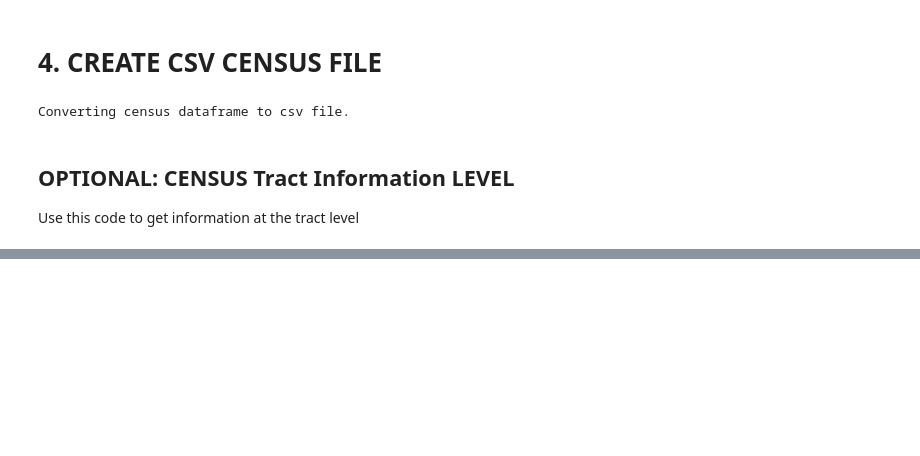
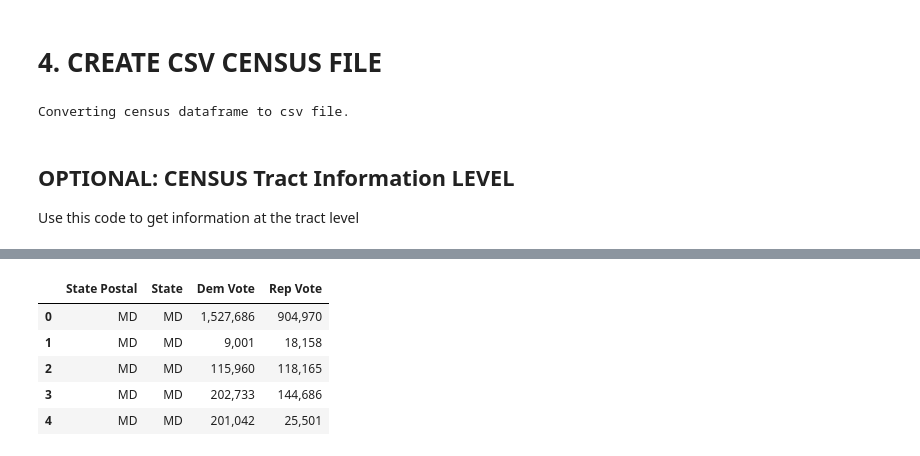
Before and after one commit to adam2392/baltimoremaps, a Jupyter notebook: Data Setup.ipynb, the cells around one changed output, grey strips where cells are left out. Drawn from its saved outputs; the diff is of its cells as text; code cells hidden in the pictures; blank space fills up the shorter version.

```diff
--- a/Data Setup.ipynb
+++ b/Data Setup.ipynb
@@ -342,0 +418,32 @@ Already had the file.  Great. tl_2013_24_tract.zip
+# %%
+# filter by state
+# states = ['MD']
+# pol_data['State Postal'] = pol_data.index
+# df = pol_data[pol_data['State Postal'].isin(states)]
+
+# clean up datea a bit and resave it
+df_data = pd.DataFrame()
+df_data['State'] = df['State Postal']
+df_data['Dem Vote'] = df['Obama vote']
+df_data['Rep Vote'] = df['Romney vote']
+df_data = df_data.reset_index()
+display(df_data.head())
+
+# save the dataframe
+pol_outfile = 'data/USA_pol_data.csv'
+df_data.to_csv(pol_outfile)
+
+# This segment of code will get household income estimates for each block group in state_code
+census_df = census_tracts_to_dataframe(var_ids, state_codes)
+census_df.to_csv(attr_outfile)
+# # Write to file
+# print "Writing to ", geo_outfile
+# with open(geo_outfile, 'w') as f:
+#     f.write(small_json)
+# %% [output]
+|  | State Postal | State | Dem Vote | Rep Vote |
+| 0 | MD | MD | 1,527,686 | 904,970 |
+| 1 | MD | MD | 9,001 | 18,158 |
+| 2 | MD | MD | 115,960 | 118,165 |
+| 3 | MD | MD | 202,733 | 144,686 |
+| 4 | MD | MD | 201,042 | 25,501 |
```
Also changed, not shown: parts of 12 cells of this notebook, 4 other files.
